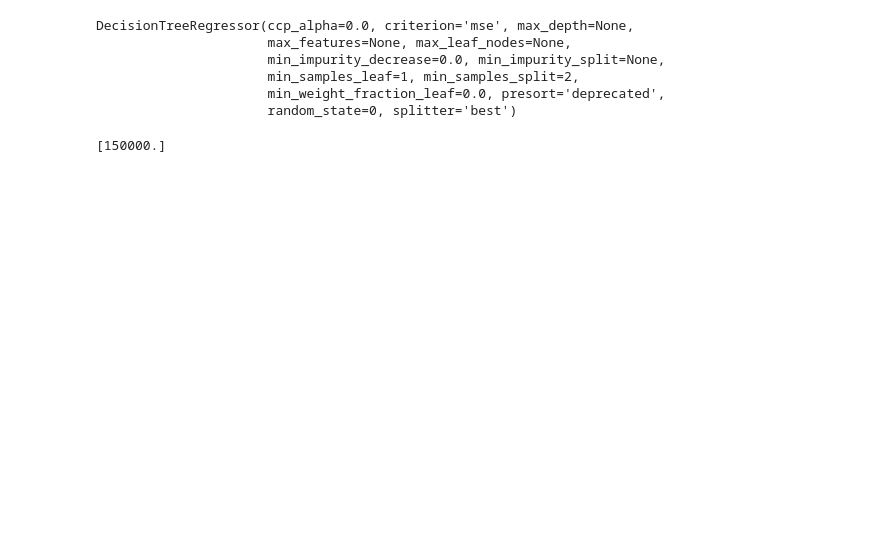
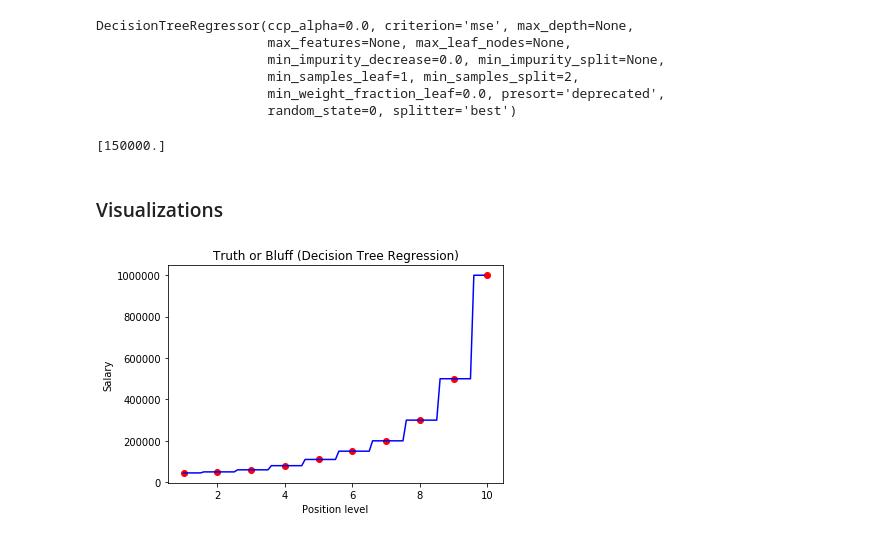
Before and after one commit to bacon-delight/course-machine-learning-a-to-z, a Jupyter notebook: Course/Part 02 - Regression/Section 05 - Decision Tree Regression/Decision Tree Regression.ipynb, the cells around one changed output. Drawn from its saved outputs; the diff is of its cells as text; code cells hidden in the pictures; blank space fills up the shorter version.

```diff
--- a/Course/Part 02 - Regression/Section 05 - Decision Tree Regression/Decision Tree Regression.ipynb
+++ b/Course/Part 02 - Regression/Section 05 - Decision Tree Regression/Decision Tree Regression.ipynb
@@ -45,4 +66,18 @@ DecisionTreeRegressor(ccp_alpha=0.0, criterion='mse', max_depth=None,
 print(regressor.predict([[6.5]]))
 # %% [output]
 [150000.]
+# %% [markdown]
+### Visualizations
+# %%
+# Visualising the Regression results (High Resolution)
+X_grid = np.arange(min(X), max(X), 0.1)
+X_grid = X_grid.reshape((len(X_grid), 1))
+plt.scatter(X, y, color='red')
+plt.plot(X_grid, regressor.predict(X_grid), color='blue')
+plt.title('Truth or Bluff (Decision Tree Regression)')
+plt.xlabel('Position level')
+plt.ylabel('Salary')
+plt.show()
+# %% [output]
+[figure, added]
 # %%
```
Also changed, not shown: parts of 5 cells of this notebook, 6 other files.
